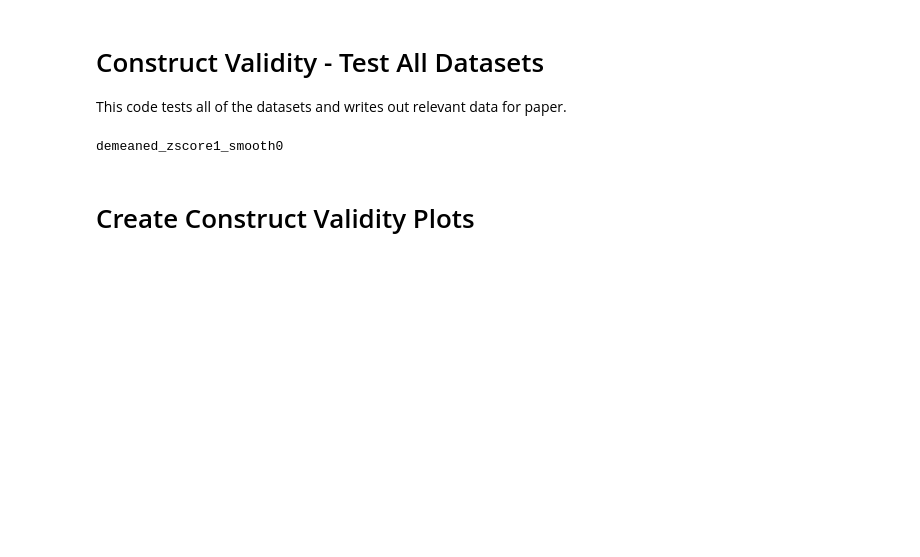
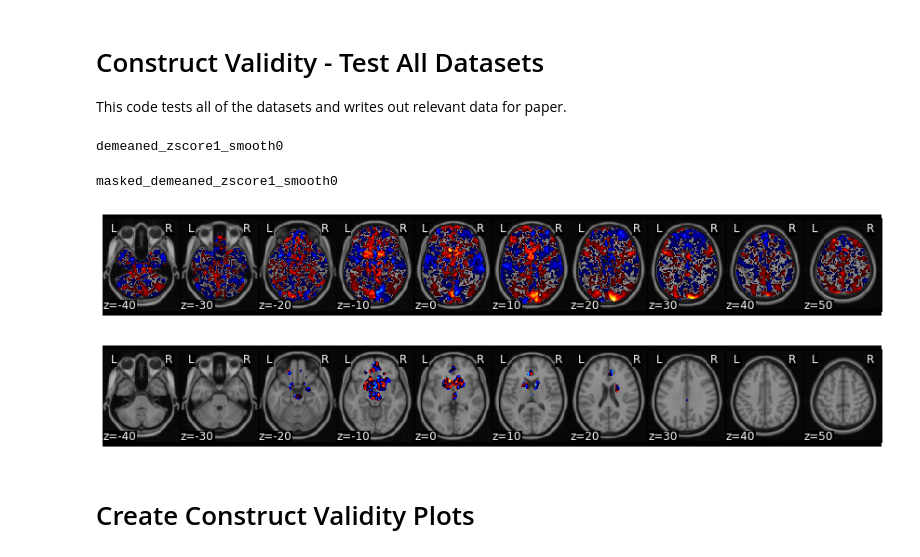
Before and after one commit to cosanlab/reward_signature, a Jupyter notebook: Notebooks/2_Reward_Brain_Model_Testing.ipynb, the cells around one changed output. Drawn from its saved outputs; the diff is of its cells as text; code cells hidden in the pictures; blank space fills up the shorter version.

```diff
--- a/Notebooks/2_Reward_Brain_Model_Testing.ipynb
+++ b/Notebooks/2_Reward_Brain_Model_Testing.ipynb
@@ -380,13 +380,31 @@ def save_test_accuracy(analysis_name, reward_model):
     # MID Vanderbilt
     study = 'MID_Vanderbilt'
     contrast = 'Reward_vs_NoReward'
-    mid_duke_gain = Brain_Data(os.path.join(data_dir, 'Data', 'Trust_paper_datasets', 'D15_MID_Duke', 'Duke_MID_gain.nii.gz'))
-    mid_duke_neutral = Brain_Data(os.path.join(data_dir, 'Data', 'Trust_paper_datasets', 'D15_MID_Duke', 'Duke_MID_neutral.nii.gz'))
-    accuracy_dict[f'{study}_{contrast}'] = forced_choice_permutation_accuracy(mid_duke_gain, mid_duke_neutral, reward_model)
+    cue_gain_files = glob.glob(os.path.join(data_dir, 'Data', 'Duke_MID','*', '*cue-gain_pe.nii.gz'))
+    sort_nicely(cue_gain_files)
+    cue_neutral_files = glob.glob(os.path.join(data_dir, 'Data', 'Duke_MID','*', '*cue-neutral_pe.nii.gz'))
+    sort_nicely(cue_neutral_files)
+    cue_gain = Brain_Data(cue_gain_files)
+    cue_neutral = Brain_Data(cue_neutral_files)
+    accuracy_dict[f'{study}_{contrast}'] = forced_choice_permutation_accuracy(cue_gain, cue_neutral, reward_model)
     all_accuracy[f'{study}_{contrast}'] = accuracy_summary(accuracy_dict[f'{study}_{contrast}'], study=study, contrast=contrast)
     accuracy_dict[f'{study}_{contrast}']['pattern_similarity']['Study'] = study
     accuracy_dict[f'{study}_{contrast}']['pattern_similarity']['Contrast'] = contrast
     all_pattern_similarity.append(accuracy_dict[f'{study}_{contrast}']['pattern_similarity'])
+
+    contrast = 'Hit_vs_Miss'
+    outcome_hit_files = glob.glob(os.path.join(data_dir, 'Data', 'Duke_MID','*', '*outcome-hit_pe.nii.gz'))
+    sort_nicely(outcome_hit_files)
+    outcome_miss_files = glob.glob(os.path.join(data_dir, 'Data', 'Duke_MID','*', '*outcome-miss_pe.nii.gz'))
+    sort_nicely(outcome_miss_files)
+    outcome_hit = Brain_Data(outcome_hit_files)
+    outcome_miss = Brain_Data(outcome_miss_files)
+    accuracy_dict[f'{study}_{contrast}'] = forced_choice_permutation_accuracy(outcome_hit, outcome_miss, reward_model)
+    all_accuracy[f'{study}_{contrast}'] = accuracy_summary(accuracy_dict[f'{study}_{contrast}'], study=study, contrast=contrast)
+    accuracy_dict[f'{study}_{contrast}']['pattern_similarity']['Study'] = study
+    accuracy_dict[f'{study}_{contrast}']['pattern_similarity']['Contrast'] = contrast
+    all_pattern_similarity.append(accuracy_dict[f'{study}_{contrast}']['pattern_similarity'])
+
 
     # Rutgers Social 2012
     study = 'Rutgers_Social'
@@ -710,6 +728,19 @@ for analysis_name in tqdm(['demeaned_zscore1_smooth0', 'masked_demeaned_zscore1_
     save_test_accuracy(analysis_name, reward_model)
 # %% [output]
 demeaned_zscore1_smooth0
+masked_demeaned_zscore1_smooth0
+# %%
+analysis_name = 'demeaned_zscore1_smooth0'
+reward_model = Brain_Data(os.path.join(data_dir, 'Analyses', 'Classification', f'SVM_HCP_Reward_vs_Punish_n392_{analysis_name}_weightmap.nii.gz'))
+
+analysis_name =  'masked_demeaned_zscore1_smooth0'
+reward_model_masked = Brain_Data(os.path.join(data_dir, 'Analyses', 'Classification', f'SVM_HCP_Reward_vs_Punish_n392_{analysis_name}_weightmap.nii.gz'))
+# %%
+reward_model.plot()
+reward_model_masked.plot()
+# %% [output]
+[figure, added]
+[figure, added]
 # %% [markdown]
 # Create Construct Validity Plots
 # %% [markdown]
```
Also changed, not shown: parts of 8 cells of this notebook, 3 other files.
